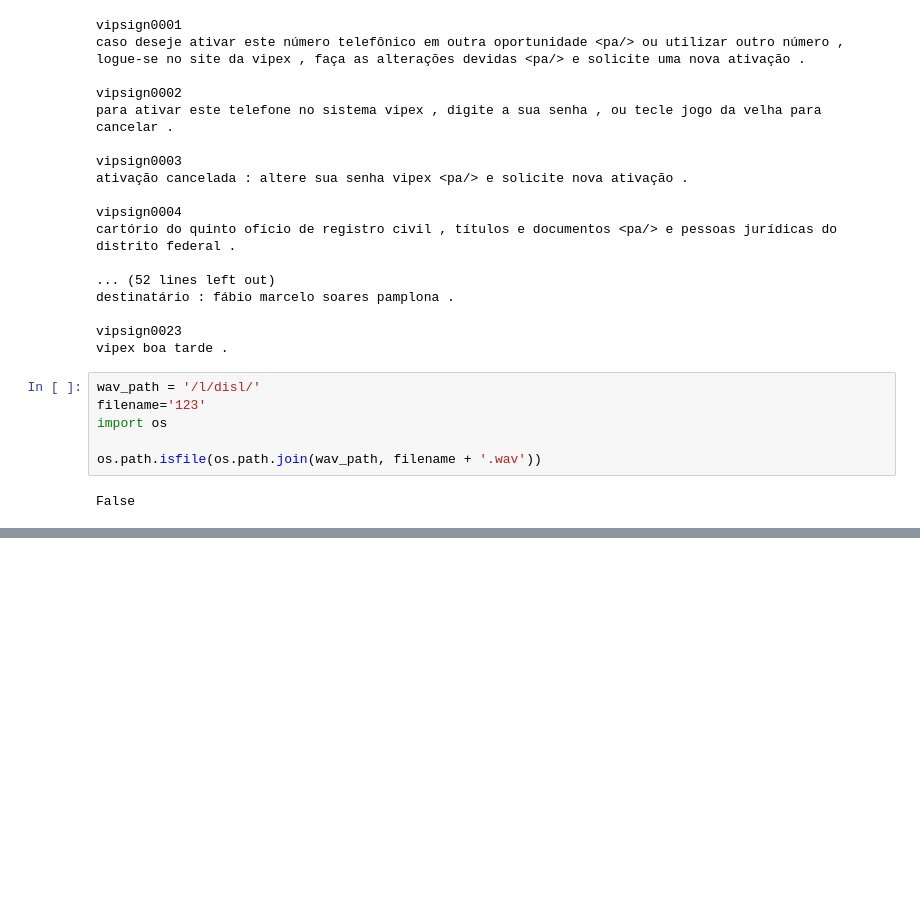
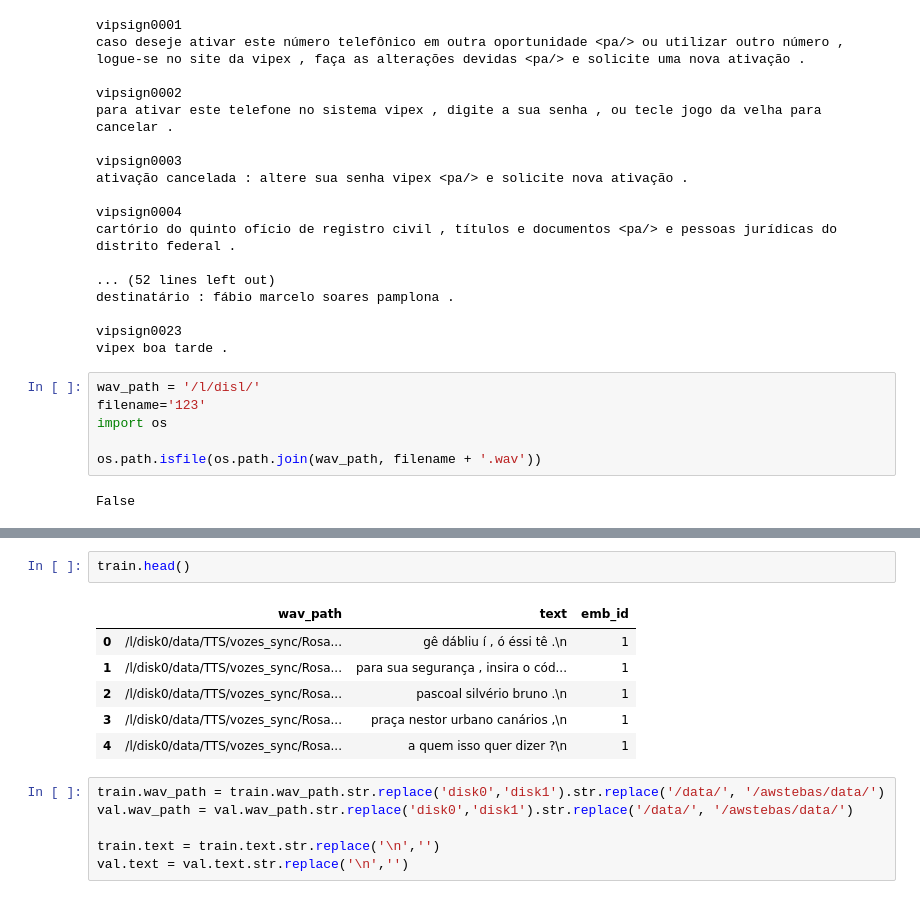
Before and after one commit to lucashueda/pt_etts, a Jupyter notebook: Mel Normalization debug.ipynb, the cells around one changed output, grey strips where cells are left out. Saved outputs shown, nothing was run; the diff lists cells and outputs as text; blank space fills up the shorter version.

```diff
--- a/Mel Normalization debug.ipynb
+++ b/Mel Normalization debug.ipynb
@@ -219,0 +227,15 @@ False
+# %%
+train.head()
+# %% [output]
+|  | wav_path | text | emb_id |
+| 0 | /l/disk0/data/TTS/vozes_sync/Rosa... | gê dábliu í , ó éssi tê .\n | 1 |
+| 1 | /l/disk0/data/TTS/vozes_sync/Rosa... | para sua segurança , insira o cód... | 1 |
+| 2 | /l/disk0/data/TTS/vozes_sync/Rosa... | pascoal silvério bruno .\n | 1 |
+| 3 | /l/disk0/data/TTS/vozes_sync/Rosa... | praça nestor urbano canários ,\n | 1 |
+| 4 | /l/disk0/data/TTS/vozes_sync/Rosa... | a quem isso quer dizer ?\n | 1 |
+# %%
+train.wav_path = train.wav_path.str.replace('disk0','disk1').str.replace('/data/', '/awstebas/data/')
+val.wav_path = val.wav_path.str.replace('disk0','disk1').str.replace('/data/', '/awstebas/data/')
+
+train.text = train.text.str.replace('\n','')
+val.text = val.text.str.replace('\n','')
```
Also changed, not shown: parts of 4 cells of this notebook, 3 other files.
